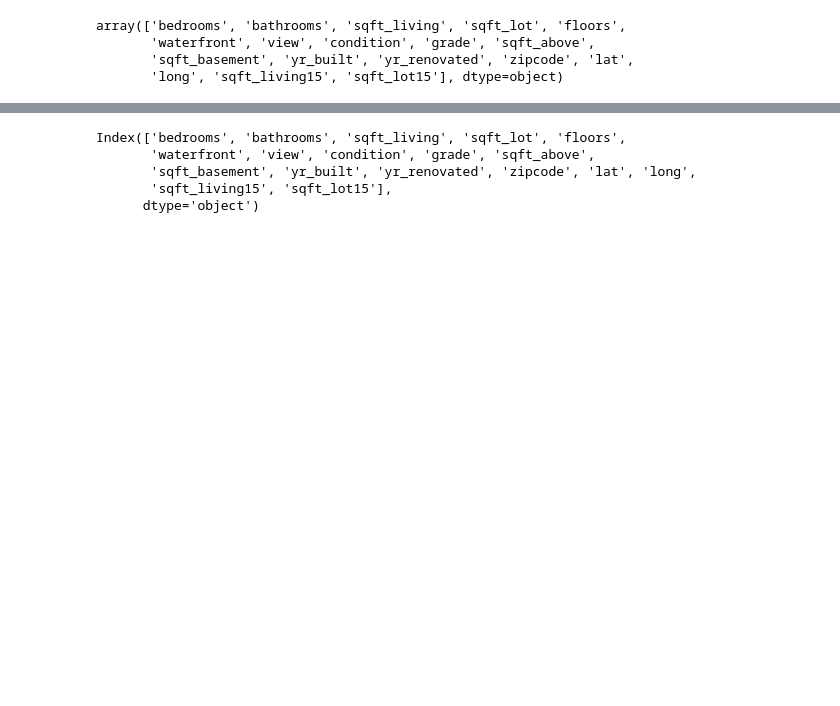
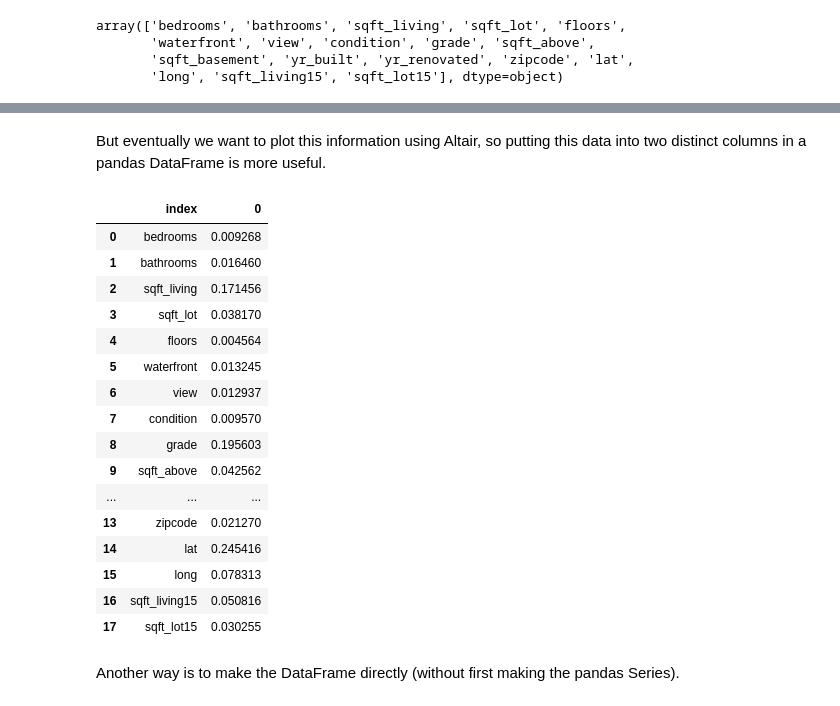
Before and after one commit to ChristopherDavisUCI/UCI-Math-10-S22, a Jupyter notebook: _sources/Week10/Week10-Wednesday.ipynb, the cells around one changed output, grey strips where cells are left out. Drawn from its saved outputs; the diff is of its cells as text; code cells hidden in the pictures; blank space fills up the shorter version.

```diff
--- a/_sources/Week10/Week10-Wednesday.ipynb
+++ b/_sources/Week10/Week10-Wednesday.ipynb
@@ -128,0 +175,3 @@ array(['bedrooms', 'bathrooms', 'sqft_living', 'sqft_lot', 'floors',
+# %%
+s = pd.Series(reg2.feature_importances_, index=reg2.feature_names_in_)
+s
@@ -129,13 +198,29 @@ array(['bedrooms', 'bathrooms', 'sqft_living', 'sqft_lot', 'floors',
+# %% [markdown]
+But eventually we want to plot this information using Altair, so putting this data into two distinct columns in a pandas DataFrame is more useful.
+# %%
+s.to_frame().reset_index()
+# %% [output]
+|  | index | 0 |
+| 0 | bedrooms | 0.009268 |
+| 1 | bathrooms | 0.016460 |
+| 2 | sqft_living | 0.171456 |
+| 3 | sqft_lot | 0.038170 |
+| 4 | floors | 0.004564 |
+| 5 | waterfront | 0.013245 |
+| 6 | view | 0.012937 |
+| 7 | condition | 0.009570 |
+| 8 | grade | 0.195603 |
+| 9 | sqft_above | 0.042562 |
+| ... | ... | ... |
+| 13 | zipcode | 0.021270 |
+| 14 | lat | 0.245416 |
+| 15 | long | 0.078313 |
+| 16 | sqft_living15 | 0.050816 |
+| 17 | sqft_lot15 | 0.030255 |
+# %% [markdown]
+Another way is to make the DataFrame directly (without first making the pandas Series).
 # %%
 df_feat = pd.DataFrame({"importance": reg2.feature_importances_, "feature": reg2.feature_names_in_})
-# %%
-cols
-# %% [output]
-Index(['bedrooms', 'bathrooms', 'sqft_living', 'sqft_lot', 'floors',
-       'waterfront', 'view', 'condition', 'grade', 'sqft_above',
-       'sqft_basement', 'yr_built', 'yr_renovated', 'zipcode', 'lat', 'long',
-       'sqft_living15', 'sqft_lot15'],
-      dtype='object')
 # %%
 df_feat
 # %% [output]
```
Also changed, not shown: parts of 29 cells of this notebook, 3 other files.
